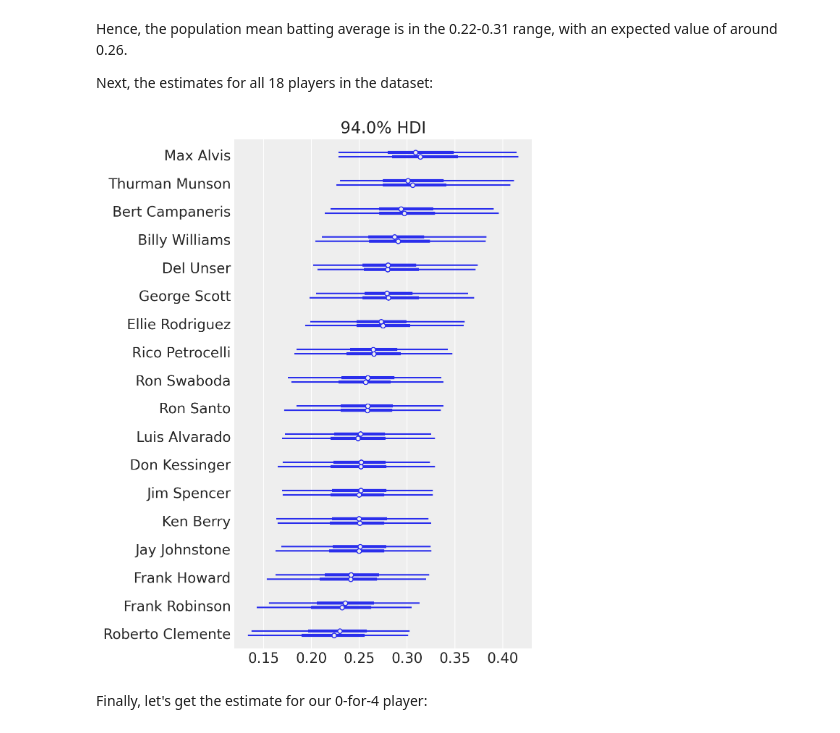
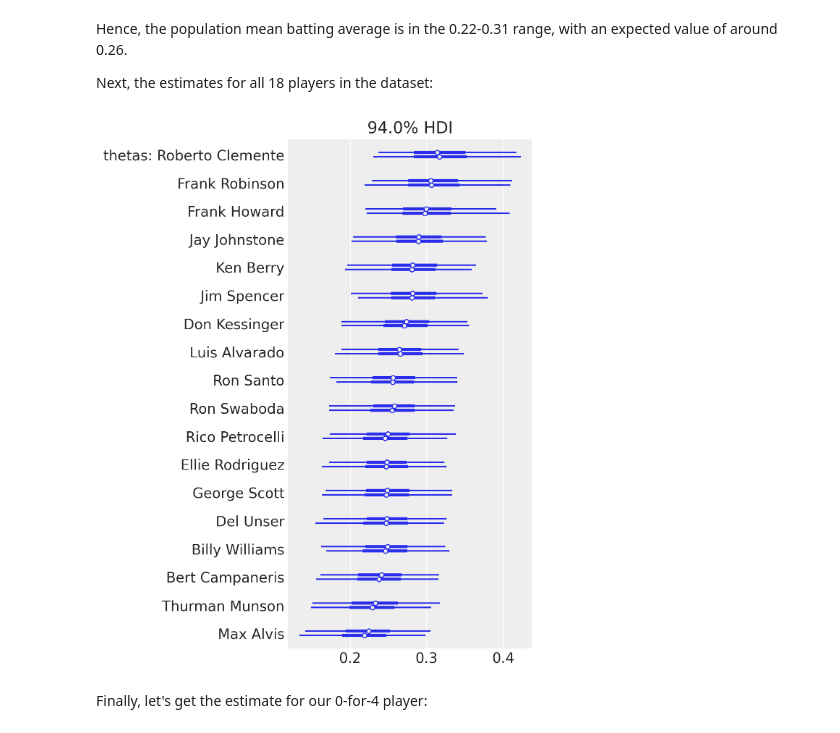
Before and after one commit to pymc-devs/pymc-examples, a Jupyter notebook: examples/case_studies/hierarchical_partial_pooling.ipynb, the cells around one changed output. Cells and saved outputs as stored; diff of their text form; code cells hidden in the pictures.

```diff
--- a/examples/case_studies/hierarchical_partial_pooling.ipynb
+++ b/examples/case_studies/hierarchical_partial_pooling.ipynb
@@ -109,13 +114,10 @@ az.plot_trace(trace, var_names=["phi", "kappa"]);
 Hence, the population mean batting average is in the 0.22-0.31 range, with an expected value of around 0.26.
 
 Next, the estimates for all 18 players in the dataset:
-# %%
-player_names = data.apply(lambda x: x.FirstName + " " + x.LastName, axis=1)
-
-ax = az.plot_forest(trace, var_names=["thetas"])
-ax[0].set_yticklabels(player_names.tolist());
-# %% [output]
-[figure, removed]
+# %%
+az.plot_forest(trace,var_names=["thetas"]);
+# %% [output]
+[figure, added]
 # %% [markdown]
 Finally, let's get the estimate for our 0-for-4 player:
 # %%
```
Also changed, not shown: parts of 7 cells of this notebook.
